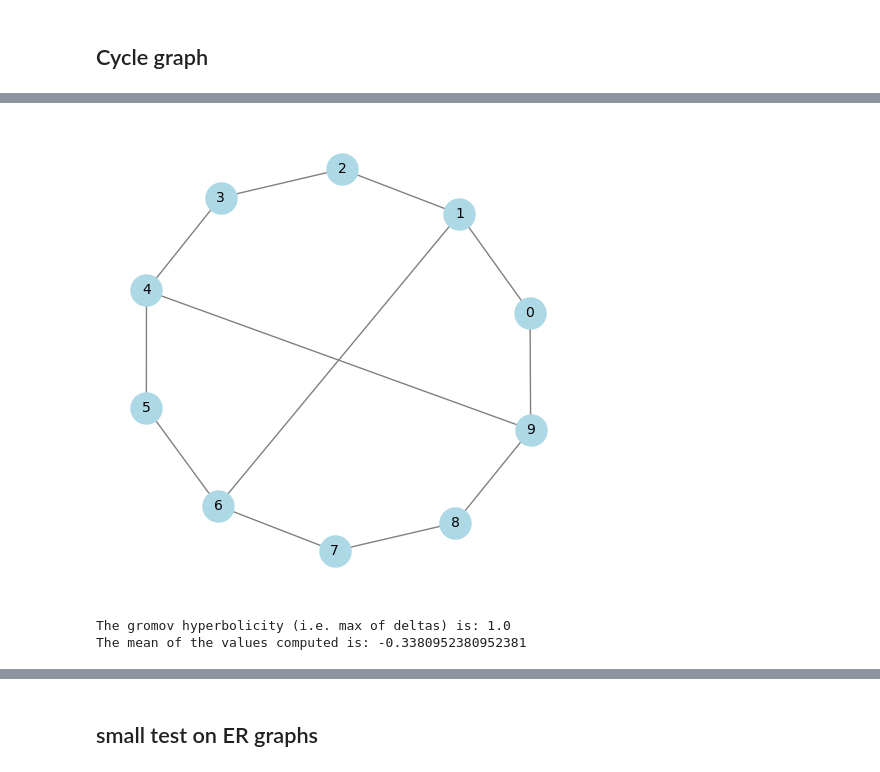
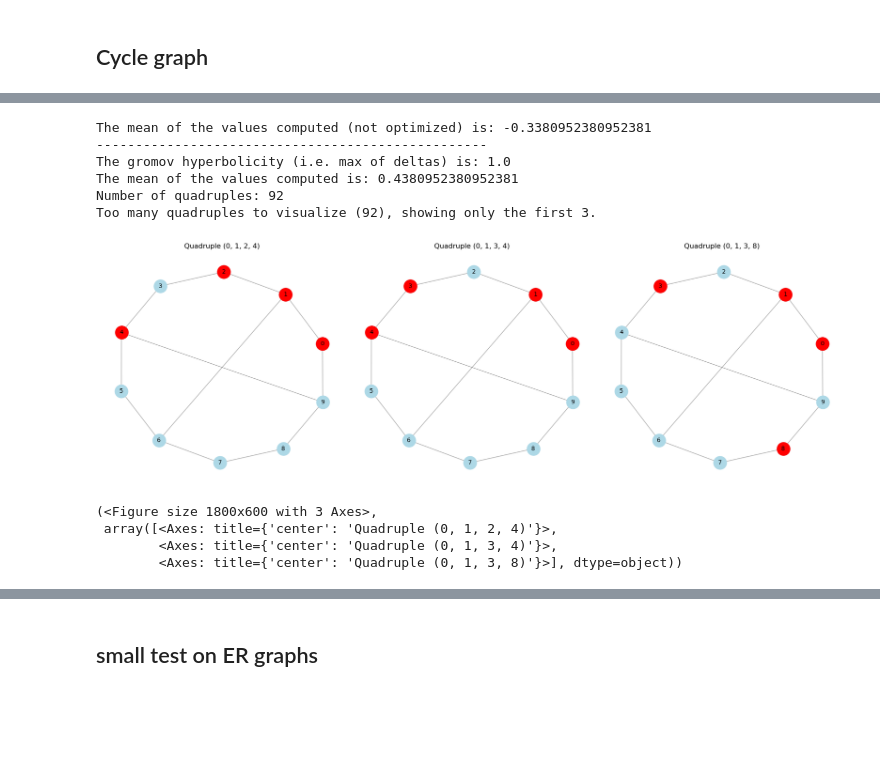
Before and after one commit to ClaudioFantasia/local_hyperbolicity_in_graphs, a Jupyter notebook: notebooks/hyperbolicity_testing.ipynb, the cells around one changed output, grey strips where cells are left out. Cells and saved outputs as stored; diff of their text form; code cells hidden in the pictures; blank space fills up the shorter version.

```diff
--- a/notebooks/hyperbolicity_testing.ipynb
+++ b/notebooks/hyperbolicity_testing.ipynb
@@ -220,17 +411,27 @@ The mean of the values computed is: -0.4301587301587302
 # %%
 G = add_edges(G,edges=[(4,9)])
 
-draw_graph(G, pos)
-
 dist = compute_distance_nodes(G)
 delta_max, delta_mean = compute_gromov_hyperbolicity_not_optimized(dist)
-
-print(f"The gromov hyperbolicity (i.e. max of deltas) is: {delta_max}")
-print(f"The mean of the values computed is: {delta_mean}")
+print(f"The mean of the values computed (not optimized) is: {delta_mean}")
+print(50 * "-")
+max_gromov, mean_gromov, max_quadruples = compute_gromov_on_graph(G,return_history=True)
+print(f"The gromov hyperbolicity (i.e. max of deltas) is: {max_gromov}")
+print(f"The mean of the values computed is: {mean_gromov}")
+print(f"Number of quadruples: {len(max_quadruples)}")
+draw_quadruples(G, pos ,max_quadruples, max_to_draw=3)
 # %% [output]
+The mean of the values computed (not optimized) is: -0.3380952380952381
+--------------------------------------------------
+The gromov hyperbolicity (i.e. max of deltas) is: 1.0
+The mean of the values computed is: 0.4380952380952381
+Number of quadruples: 92
+Too many quadruples to visualize (92), showing only the first 3.
-[figure, old version]
+[figure, new version]
-The gromov hyperbolicity (i.e. max of deltas) is: 1.0
-The mean of the values computed is: -0.3380952380952381
+(<Figure size 1800x600 with 3 Axes>,
+ array([<Axes: title={'center': 'Quadruple (0, 1, 2, 4)'}>,
+        <Axes: title={'center': 'Quadruple (0, 1, 3, 4)'}>,
+        <Axes: title={'center': 'Quadruple (0, 1, 3, 8)'}>], dtype=object))
 # %%
 G = add_edges(G,edges=[(4,6)])
 
```
Also changed, not shown: parts of 26 cells of this notebook, 5 other files.
